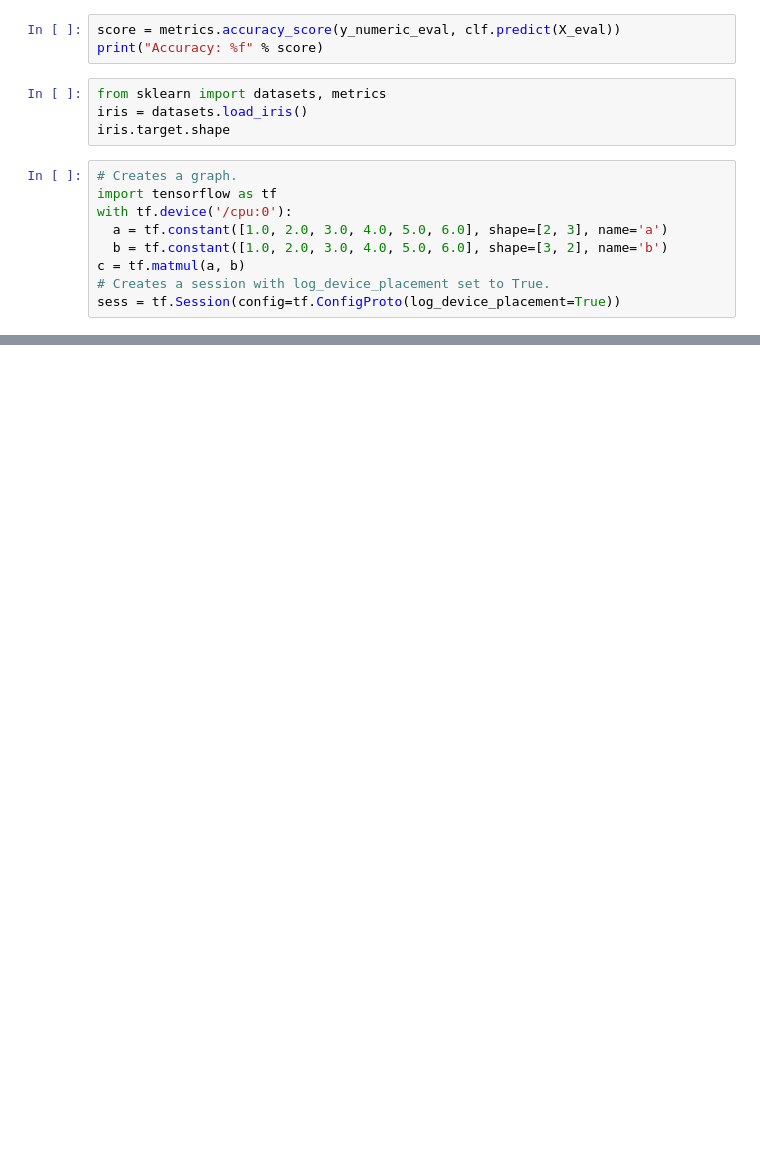
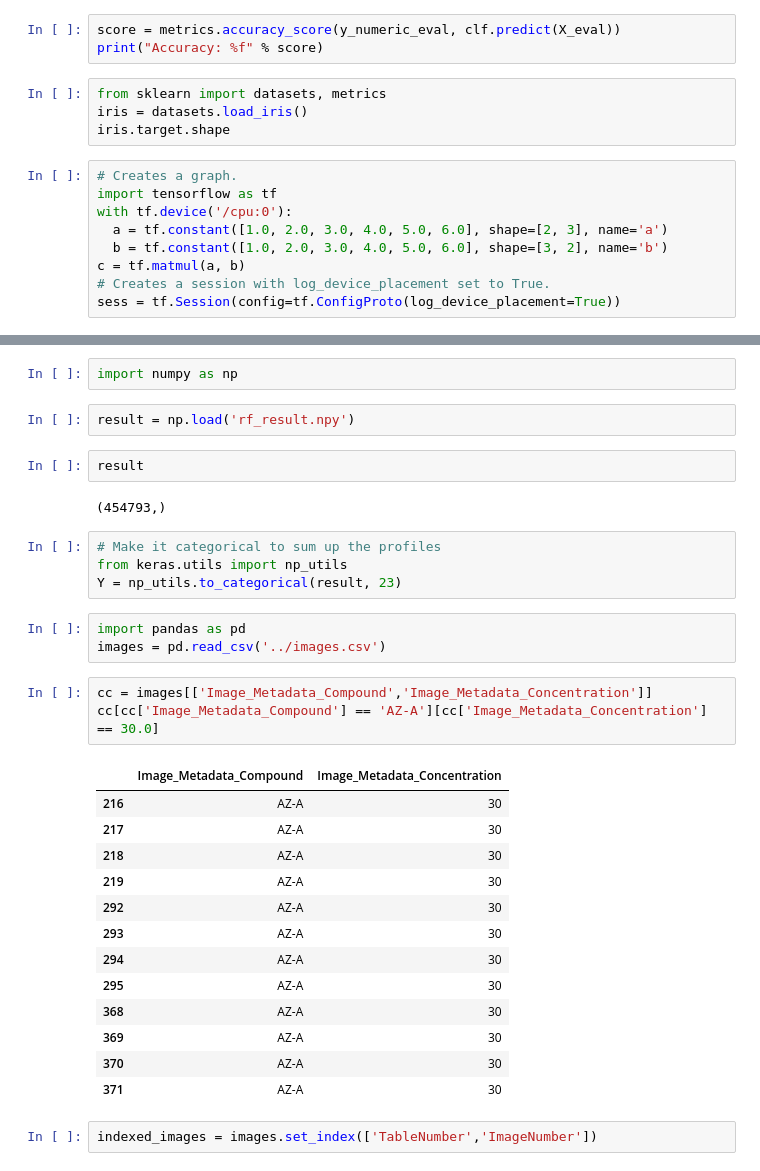
Before and after one commit to arasharchor/CPA-CNN, a Jupyter notebook: CP features.ipynb, the cells around one changed output, grey strips where cells are left out. Saved outputs shown, nothing was run; the diff lists cells and outputs as text; blank space fills up the shorter version.

```diff
--- a/CP features.ipynb
+++ b/CP features.ipynb
@@ -152,0 +208,34 @@ df.columns.values
+# %%
+import numpy as np
+# %%
+result = np.load('rf_result.npy')
+# %%
+result
+# %% [output]
+(454793,)
+# %%
+# Make it categorical to sum up the profiles
+from keras.utils import np_utils
+Y = np_utils.to_categorical(result, 23)
+# %%
+import pandas as pd
+images = pd.read_csv('../images.csv')
+# %%
+cc = images[['Image_Metadata_Compound','Image_Metadata_Concentration']]
+cc[cc['Image_Metadata_Compound'] == 'AZ-A'][cc['Image_Metadata_Concentration'] == 30.0]
+# %% [output]
+|  | Image_Metadata_Compound | Image_Metadata_Concentration |
+| 216 | AZ-A | 30 |
+| 217 | AZ-A | 30 |
+| 218 | AZ-A | 30 |
+| 219 | AZ-A | 30 |
+| 292 | AZ-A | 30 |
+| 293 | AZ-A | 30 |
+| 294 | AZ-A | 30 |
+| 295 | AZ-A | 30 |
+| 368 | AZ-A | 30 |
+| 369 | AZ-A | 30 |
+| 370 | AZ-A | 30 |
+| 371 | AZ-A | 30 |
+# %%
+indexed_images = images.set_index(['TableNumber','ImageNumber'])
```
Also changed, not shown: parts of 34 cells of this notebook, 10 other files.
